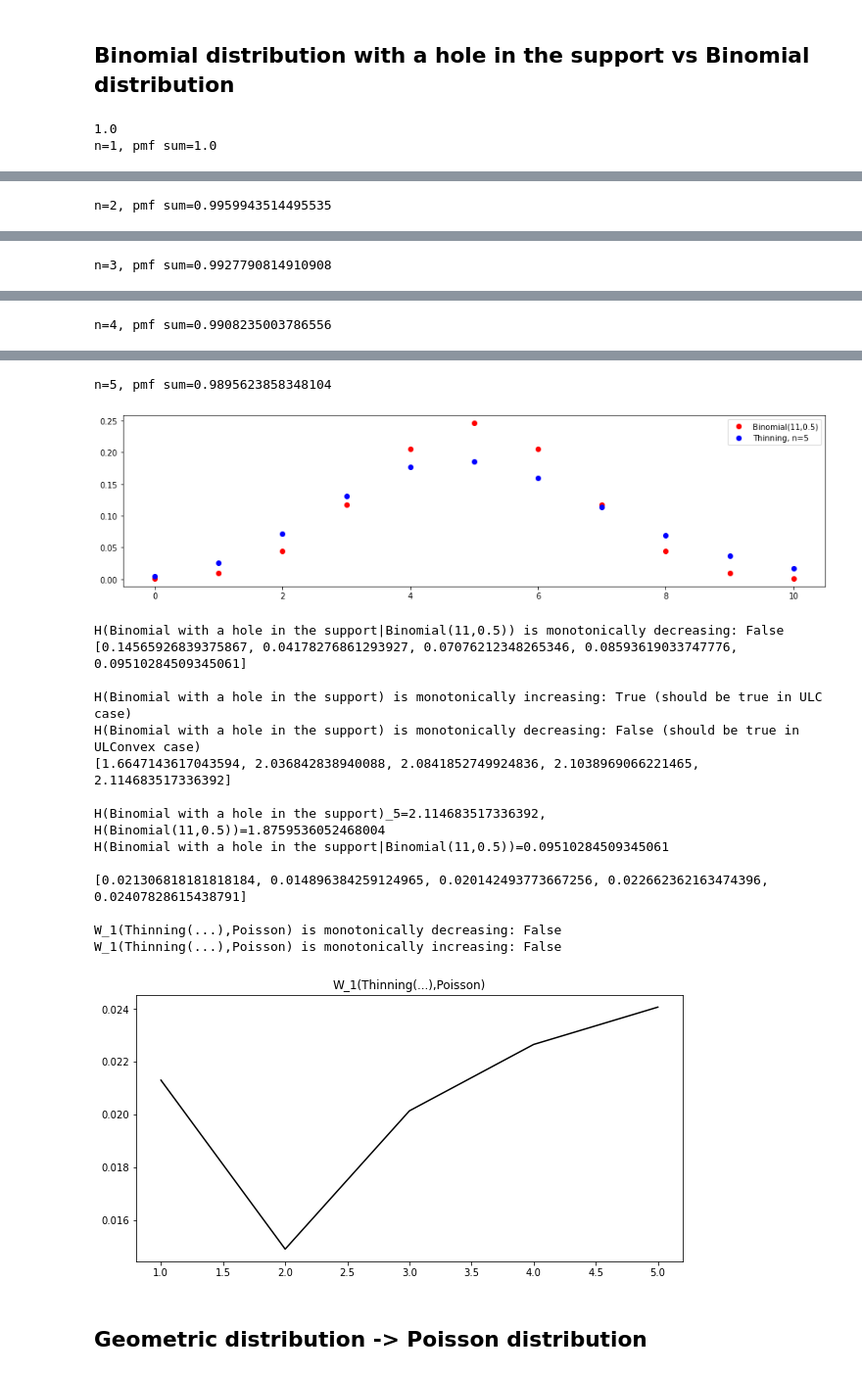
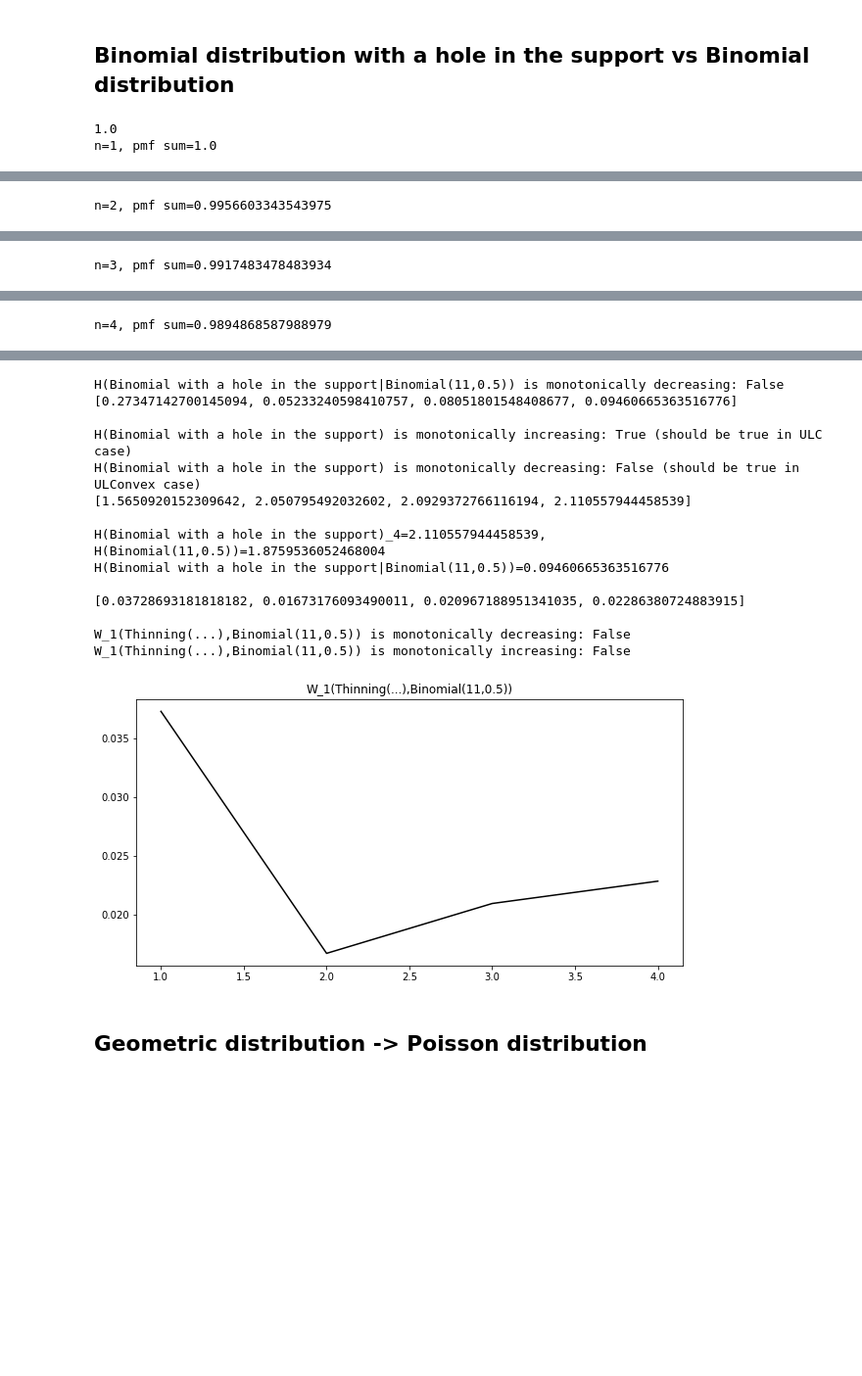
Before and after one commit to AnnaBagriy/w1-monotonicity, a Jupyter notebook: W1.ipynb, the cells around one changed output, grey strips where cells are left out. Shown at 98% size. Cells and saved outputs as stored; diff of their text form; code cells hidden in the pictures; blank space fills up the shorter version.

```diff
--- a/W1.ipynb
+++ b/W1.ipynb
@@ -20,16 +20,16 @@ poisson_with_hole_const = "Poisson with a hole in the support"
 binomial_with_hole_const = "Binomial with a hole in the support"
 uniform_with_hole_const = "Uniform with a hole in the support"
 # %%
-def display_wasserstein_distance_info(w_range, n_range, text=""):
+def display_wasserstein_distance_info(w_range, n_range, text="", text2="Poisson"):
 
-    print(f"W_1({text},Poisson) is monotonically decreasing: {is_monot_decreasing(w_range)}")
-    print(f"W_1({text},Poisson) is monotonically increasing: {is_monot_increasing(w_range)}")
+    print(f"W_1({text},{text2}) is monotonically decreasing: {is_monot_decreasing(w_range)}")
+    print(f"W_1({text},{text2}) is monotonically increasing: {is_monot_increasing(w_range)}")
     print()
 
     plt.figure(figsize=(10,5))
 
     plt.plot(n_range, w_range, c="black")
-    plt.title(f"W_1({text},Poisson)")
+    plt.title(f"W_1({text},{text2})")
     plt.show()
 
 def plot_pmf(x, y, title=""):
@@ -215,0 +275,15 @@ def get_thinning_pmf_array(K,n,l,k_star=0):
+# %%
+dist1 = np.random.dirichlet(np.ones(K+1),size=1)
+dist2 = np.random.dirichlet(np.ones(K+1),size=1)
+
+exp1 = 0
+exp2 = 0
+
+for x in range(0,np.size(dist1)):
+    exp1 += x*dist1[0,x]
+
+for x in range(0,np.size(dist2)):
+    exp2 += x*dist2[0,x]
+
+print(f"E[dist1]={exp1}")
+print(f"E[dist2]={exp2}")
@@ -520,7 +987,7 @@ print(sum(p1))
 #plot_pmf(K_range,p1,f"Binomial({K},{p})")
 #plot_pmf(K_range,p1,f"Poisson({lmb})")
 
-n_max = 5
+n_max = 4
 n_step = 1
 n_range = range(1,n_max+1,n_step)
 w_range = []
@@ -528,7 +995,7 @@ w_range = []
 entropy = []
 rel_entropy = []
 
-k_star = 3
+k_star = 4
 
 for n in n_range:
     p2 = get_thinning_pmf_array(K, n, l, k_star)
@@ -567,7 +1034,7 @@ print(f"H({thinning_rv}|Binomial({l+1},{p}))={rel_entropy[-1]}")
 print()
 print(w_range)
 print()
-display_wasserstein_distance_info(w_range, n_range, f"Thinning(...)")
+display_wasserstein_distance_info(w_range, n_range, f"Thinning(...)", f'Binomial({l+1},{p})')
 
 #plt.plot(K_range, list(zip(p1, p2)), label=['Poisson(lmb)', f'Thinning, n={n}'])
 #plt.legend()
@@ -579 +1046 @@ n=1, pmf sum=1.0
-n=2, pmf sum=0.9959943514495535
+n=2, pmf sum=0.9956603343543975
@@ -581,24 +1048,22 @@ n=2, pmf sum=0.9959943514495535
-n=3, pmf sum=0.9927790814910908
+n=3, pmf sum=0.9917483478483934
 [figure]
-n=4, pmf sum=0.9908235003786556
+n=4, pmf sum=0.9894868587988979
 [figure]
-n=5, pmf sum=0.9895623858348104
+H(Binomial with a hole in the support|Binomial(11,0.5)) is monotonically decreasing: False
+[0.27347142700145094, 0.05233240598410757, 0.08051801548408677, 0.09460665363516776]
+
+H(Binomial with a hole in the support) is monotonically increasing: True (should be true in ULC case)
+H(Binomial with a hole in the support) is monotonically decreasing: False (should be true in ULConvex case)
+[1.5650920152309642, 2.050795492032602, 2.0929372766116194, 2.110557944458539]
+
+H(Binomial with a hole in the support)_4=2.110557944458539, H(Binomial(11,0.5))=1.8759536052468004
+H(Binomial with a hole in the support|Binomial(11,0.5))=0.09460665363516776
+
+[0.03728693181818182, 0.01673176093490011, 0.020967188951341035, 0.02286380724883915]
+
+W_1(Thinning(...),Binomial(11,0.5)) is monotonically decreasing: False
+W_1(Thinning(...),Binomial(11,0.5)) is monotonically increasing: False
-[figure, old version]
+[figure, new version]
-H(Binomial with a hole in the support|Binomial(11,0.5)) is monotonically decreasing: False
-[0.14565926839375867, 0.04178276861293927, 0.07076212348265346, 0.08593619033747776, 0.09510284509345061]
-
-H(Binomial with a hole in the support) is monotonically increasing: True (should be true in ULC case)
-H(Binomial with a hole in the support) is monotonically decreasing: False (should be true in ULConvex case)
-[1.6647143617043594, 2.036842838940088, 2.0841852749924836, 2.1038969066221465, 2.114683517336392]
-
-H(Binomial with a hole in the support)_5=2.114683517336392, H(Binomial(11,0.5))=1.8759536052468004
-H(Binomial with a hole in the support|Binomial(11,0.5))=0.09510284509345061
-
-[0.021306818181818184, 0.014896384259124965, 0.020142493773667256, 0.022662362163474396, 0.02407828615438791]
-
-W_1(Thinning(...),Poisson) is monotonically decreasing: False
-W_1(Thinning(...),Poisson) is monotonically increasing: False
-[figure, removed]
 # %% [markdown]
 ## Geometric distribution -> Poisson distribution
 # %%
```
Also changed, not shown: parts of 8 cells of this notebook.
